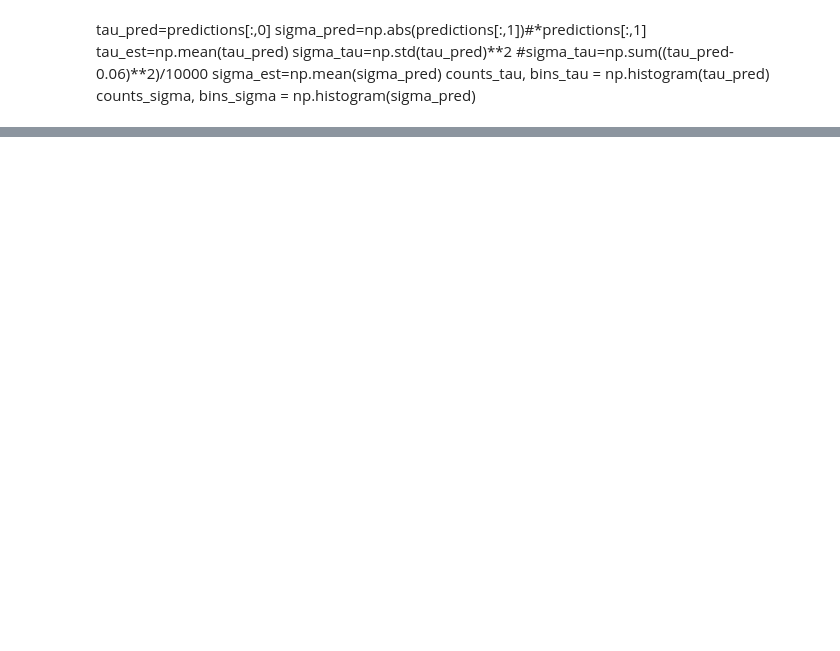
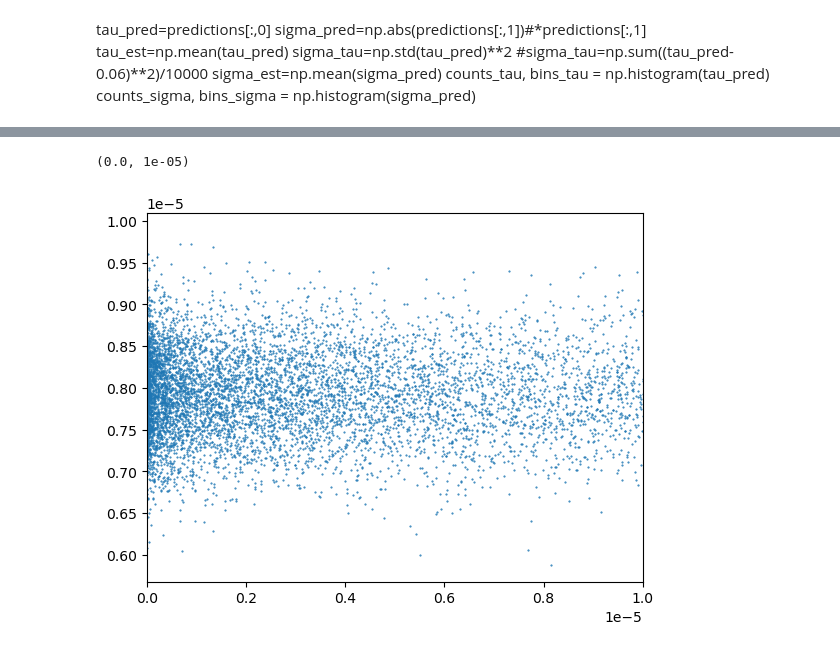
Before and after one commit to gitMorelli/estimating_r, a Jupyter notebook: estimate_on_checkpoints_double.ipynb, the cells around one changed output, grey strips where cells are left out. Cells and saved outputs as stored; diff of their text form; code cells hidden in the pictures; blank space fills up the shorter version.

```diff
--- a/estimate_on_checkpoints_double.ipynb
+++ b/estimate_on_checkpoints_double.ipynb
@@ -309,0 +357,7 @@ n_of_bins: 118
+# %%
+plt.plot(difference,estimates,linestyle="None",marker=".",markersize=1)
+plt.xlim([0,1e-5])
+#plt.plot(difference,difference,linestyle="None",marker=".",markersize=1)
+# %% [output]
+(0.0, 1e-05)
+[figure, added]
```
Also changed, not shown: parts of 18 cells of this notebook, 17 other files.
